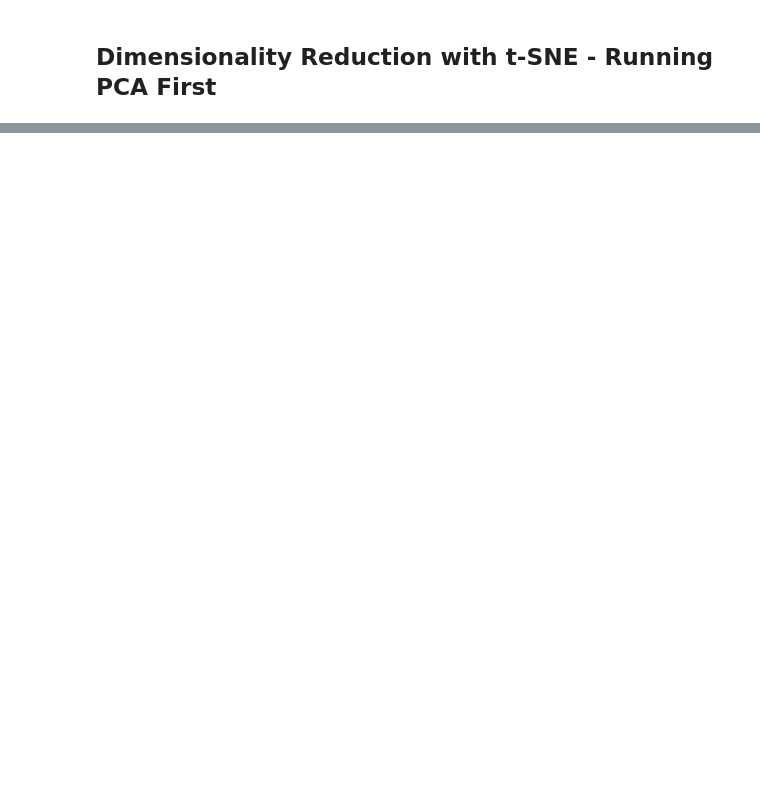
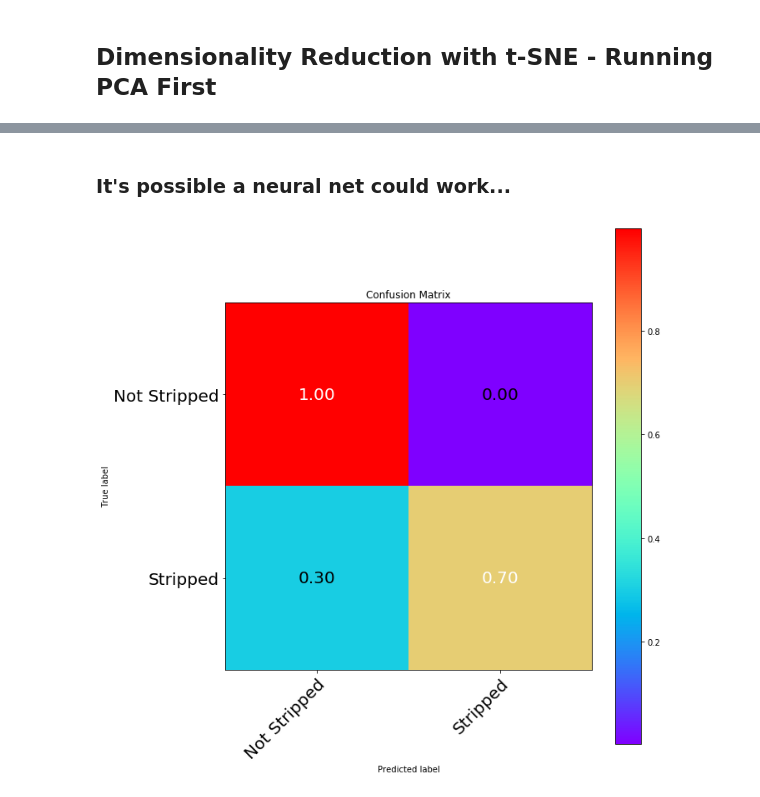
Before and after one commit to AstroLudwig/MachineLearningClass, a Jupyter notebook: Final/ManifoldLearning.ipynb, the cells around one changed output, grey strips where cells are left out. Saved outputs shown, nothing was run; the diff lists cells and outputs as text; code cells hidden in the pictures; blank space fills up the shorter version.

```diff
--- a/Final/ManifoldLearning.ipynb
+++ b/Final/ManifoldLearning.ipynb
@@ -322,0 +256,2 @@ ValueError: 'c' argument has 34575 elements, which is not acceptable for use wit
+# %% [markdown]
+### It's possible a neural net could work...
@@ -322,0 +267,41 @@ ValueError: 'c' argument has 34575 elements, which is not acceptable for use wit
+# %%
+clf = MLPClassifier(solver='adam', alpha=1e-5, hidden_layer_sizes=(20, 20), random_state=1)
+clf.fit(X_train,y_train)
+y_predict = clf.predict(X_test)
+# %%
+from sklearn.metrics import completeness_score
+from sklearn.metrics.cluster import contingency_matrix
+from sklearn.metrics import confusion_matrix
+
+def confusionPlot(y_true,y_pred): # Mostly From Confusion Matrix Example from SciKit Learn
+    cm = confusion_matrix(y_test,y_predict)
+    cm = cm.astype('float') / cm.sum(axis=1)[:, np.newaxis]
+    classes = ["Not Stripped","Stripped"]
+    fig, ax = plt.subplots(figsize=(10,10))
+    im = ax.imshow(cm, interpolation='nearest', cmap=cmap)
+    ax.figure.colorbar(im, ax=ax)
+    # We want to show all ticks...
+    ax.set(xticks=np.arange(cm.shape[1]),
+           yticks=np.arange(cm.shape[0]),
+           # ... and label them with the respective list entries
+           xticklabels=classes, yticklabels=classes,
+           title="Confusion Matrix",
+           ylabel='True label',
+           xlabel='Predicted label')
+    # Rotate the tick labels and set their alignment.
+    plt.setp(ax.get_xticklabels(), rotation=45, ha="right",
+             rotation_mode="anchor",fontsize=20)
+    plt.setp(ax.get_yticklabels(), fontsize=20)
+   # ax.set_xlabel(fontsize=20)
+    # Loop over data dimensions and create text annotations.
+    thresh = cm.max() / 2.
+    for i in range(cm.shape[0]):
+        for j in range(cm.shape[1]):
+            ax.text(j, i, format(cm[i, j],'.2f'),
+                    ha="center", va="center",
+                    color="white" if cm[i, j] > thresh else "black",fontsize=20)
+    fig.tight_layout()
+# %%
+confusionPlot(y_test,y_predict)
+# %% [output]
+[figure, added]
```
Also changed, not shown: parts of 27 cells of this notebook, 1 other file.
